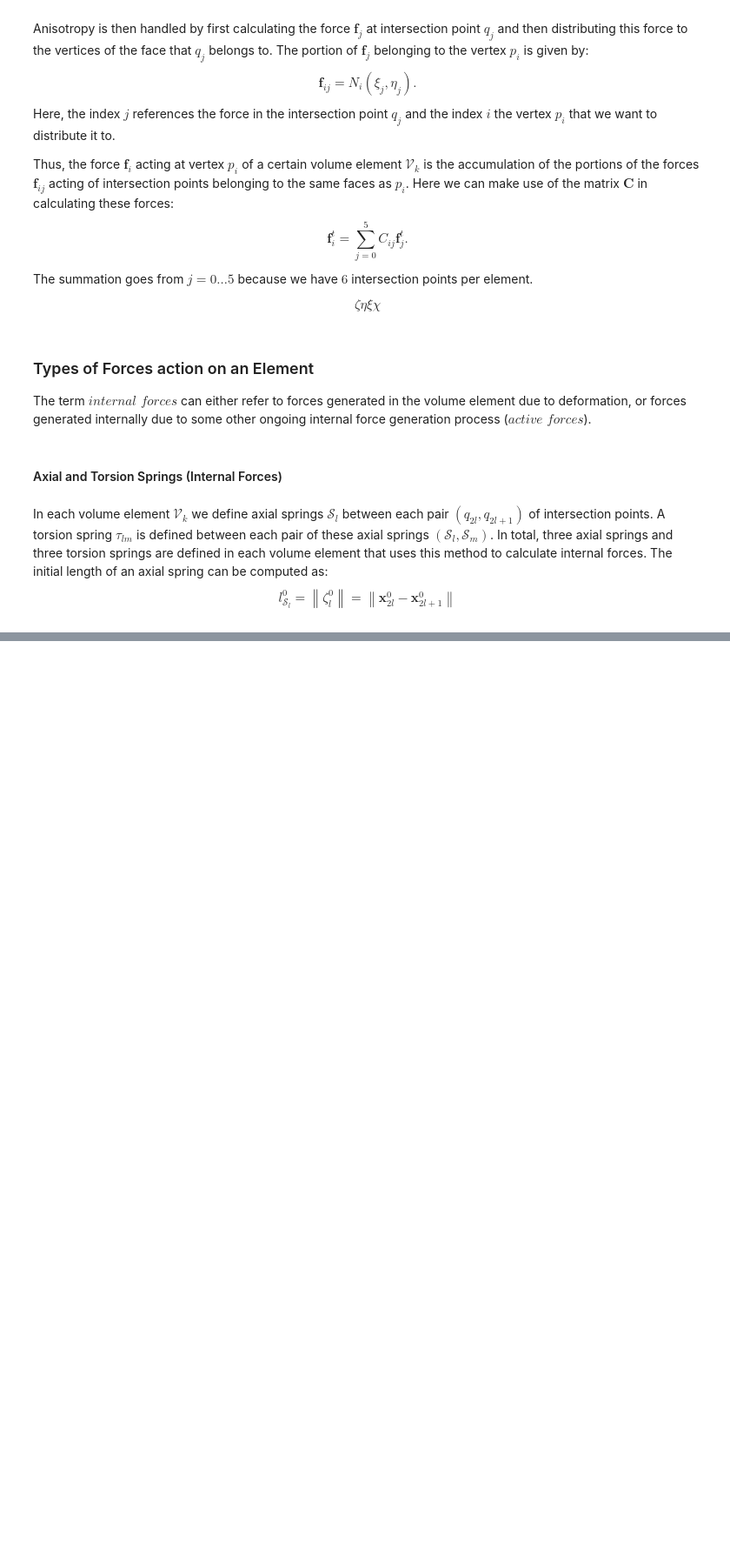
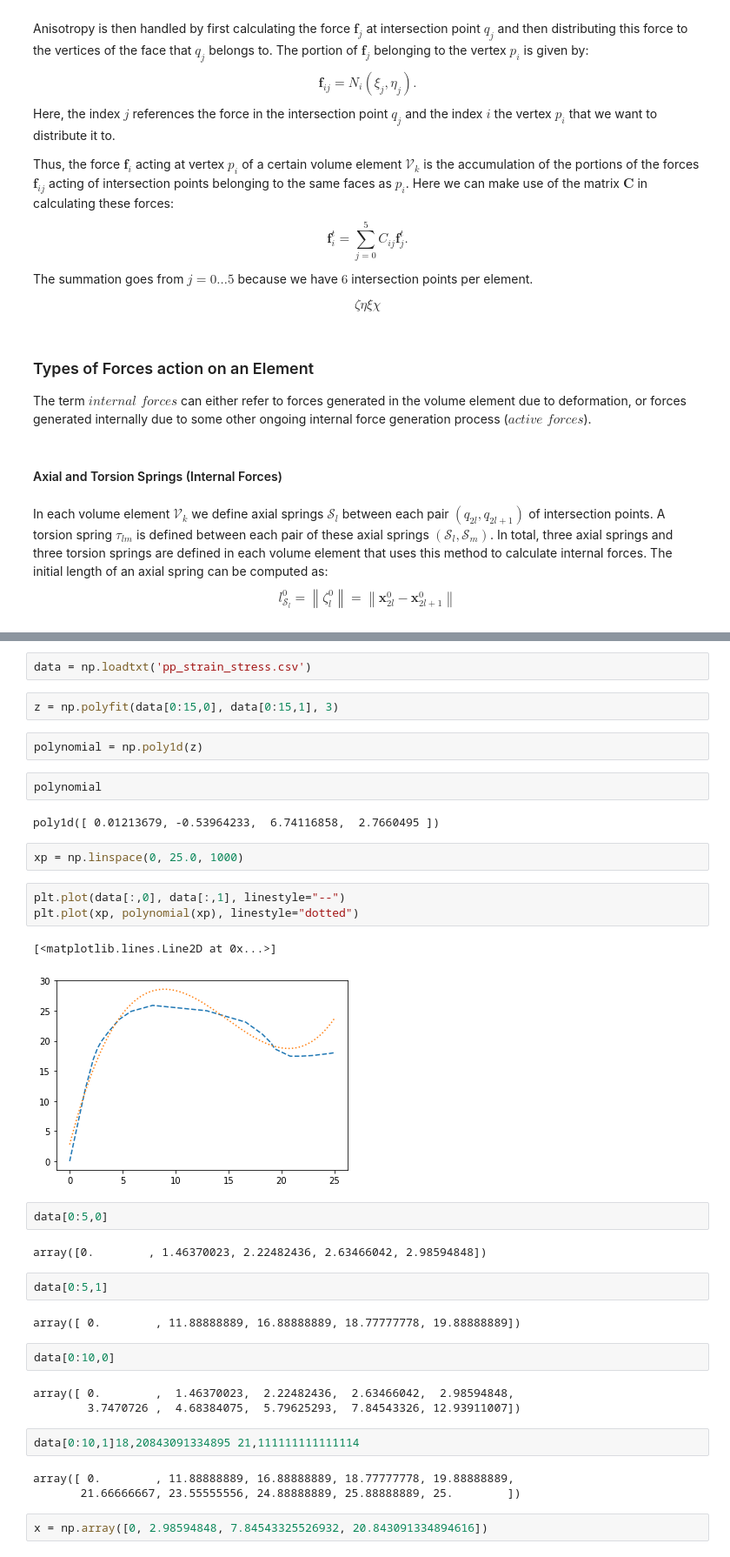
Before and after one commit to rmuenste/FullC0ntact, a Jupyter notebook: unit_tests/elastic_hexahedron/mass-spring.ipynb, the cells around one changed output, grey strips where cells are left out. Shown at 87% size. Cells and saved outputs as stored; diff of their text form; blank space fills up the shorter version.

```diff
--- a/unit_tests/elastic_hexahedron/mass-spring.ipynb
+++ b/unit_tests/elastic_hexahedron/mass-spring.ipynb
@@ -186,0 +241,38 @@ $$
+# %%
+data = np.loadtxt('pp_strain_stress.csv')
+# %%
+z = np.polyfit(data[0:15,0], data[0:15,1], 3)
+# %%
+polynomial = np.poly1d(z)
+# %%
+polynomial
+# %% [output]
+poly1d([ 0.01213679, -0.53964233,  6.74116858,  2.7660495 ])
+# %%
+xp = np.linspace(0, 25.0, 1000)
+# %%
+plt.plot(data[:,0], data[:,1], linestyle="--")
+plt.plot(xp, polynomial(xp), linestyle="dotted")
+# %% [output]
+[<matplotlib.lines.Line2D at 0x...>]
+[figure, added]
+# %%
+data[0:5,0]
+# %% [output]
+array([0.        , 1.46370023, 2.22482436, 2.63466042, 2.98594848])
+# %%
+data[0:5,1]
+# %% [output]
+array([ 0.        , 11.88888889, 16.88888889, 18.77777778, 19.88888889])
+# %%
+data[0:10,0]
+# %% [output]
+array([ 0.        ,  1.46370023,  2.22482436,  2.63466042,  2.98594848,
+        3.7470726 ,  4.68384075,  5.79625293,  7.84543326, 12.93911007])
+# %%
+data[0:10,1]18,20843091334895 21,111111111111114
+# %% [output]
+array([ 0.        , 11.88888889, 16.88888889, 18.77777778, 19.88888889,
+       21.66666667, 23.55555556, 24.88888889, 25.88888889, 25.        ])
+# %%
+x = np.array([0, 2.98594848, 7.84543325526932, 20.843091334894616])
```
Also changed, not shown: parts of 10 cells of this notebook, 13 other files.
